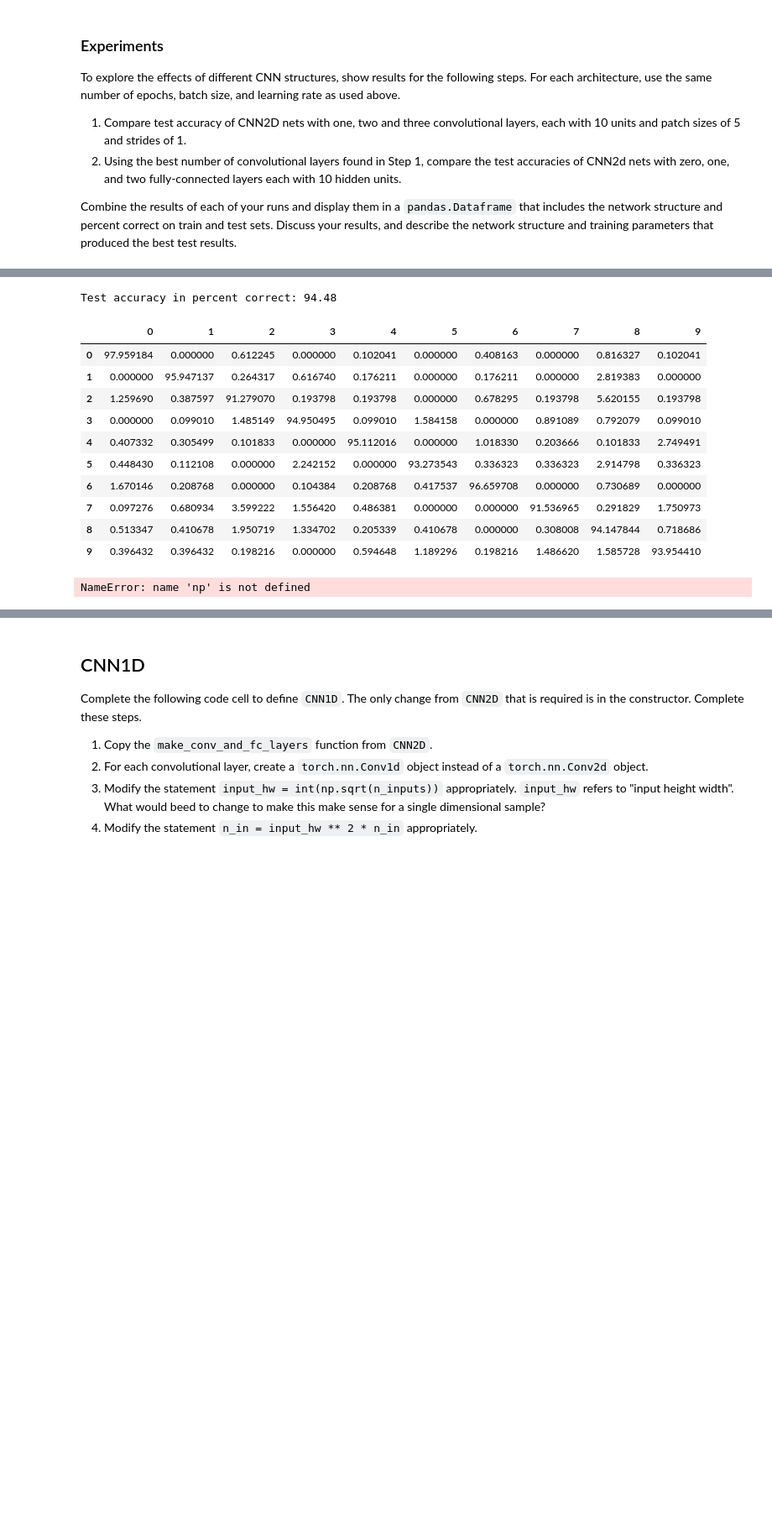
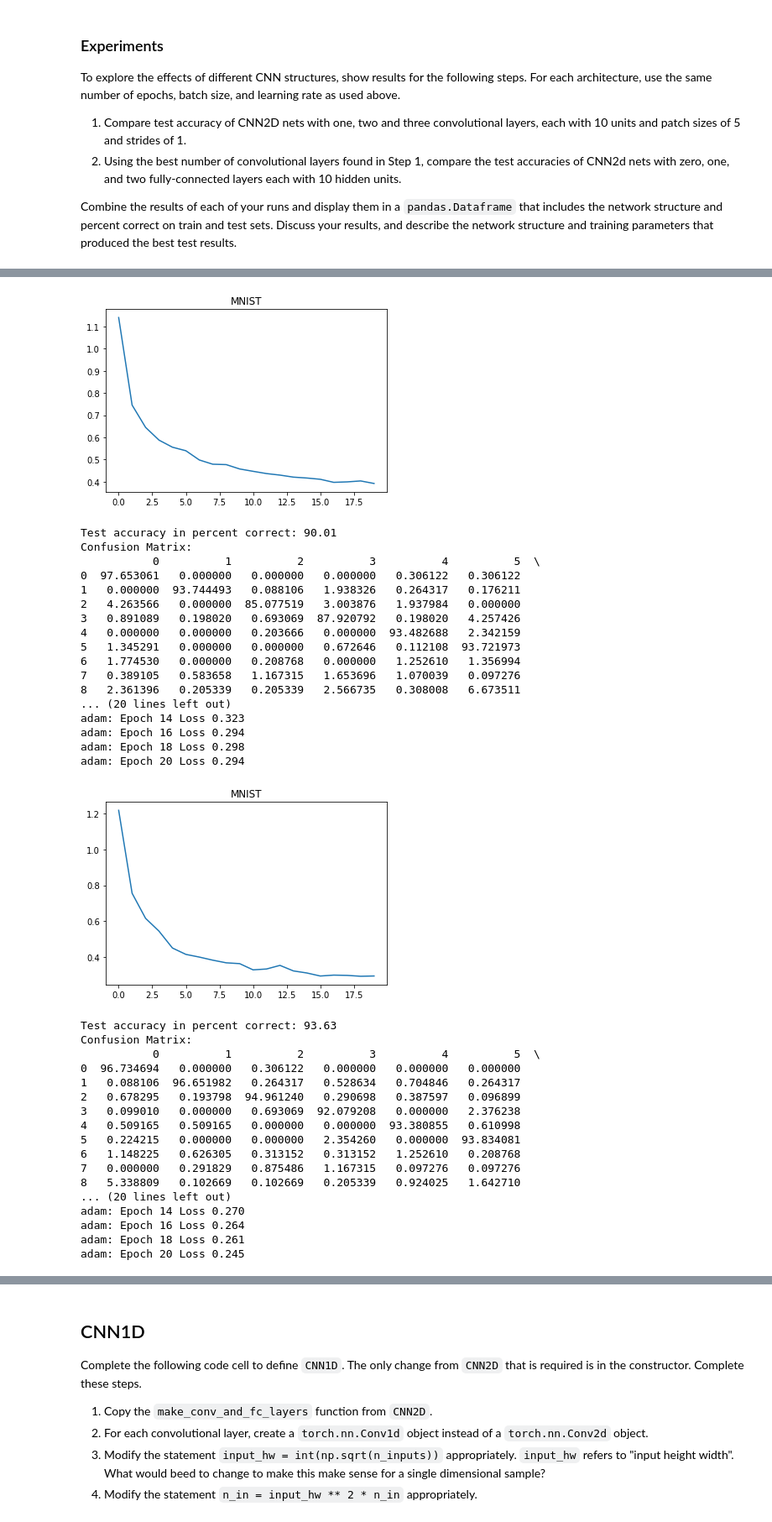
Before and after one commit to tmoleary21/cs445, a Jupyter notebook: hw5/Oleary-A5.ipynb, the cells around one changed output, grey strips where cells are left out. Shown at 84% size. Cells and saved outputs as stored; diff of their text form; code cells hidden in the pictures; blank space fills up the shorter version.

```diff
--- a/hw5/Oleary-A5.ipynb
+++ b/hw5/Oleary-A5.ipynb
@@ -420,5 +281,0 @@ adam: Epoch 20 Loss 0.093
-# %%
-Classes, _ = cnnet_0conlayer.use(Xtest)
-perc_correct = 100 * np.mean(Classes == Ttest)
-print(f'Test accuracy in percent correct: {perc_correct:.2f}')
-confusion_matrix(Classes, Ttest)
@@ -452,5 +281,0 @@ adam: Epoch 20 Loss 0.155
-# %%
-Classes, _ = cnnet_1conlayer.use(Xtest)
-perc_correct = 100 * np.mean(Classes == Ttest)
-print(f'Test accuracy in percent correct: {perc_correct:.2f}')
-confusion_matrix(Classes, Ttest)
@@ -484,29 +281,0 @@ adam: Epoch 20 Loss 0.210
-# %%
-Classes, _ = cnnet_2conlayer.use(Xtest)
-perc_correct = 100 * np.mean(Classes == Ttest)
-print(f'Test accuracy in percent correct: {perc_correct:.2f}')
-confusion_matrix(Classes, Ttest)
-# %% [output]
-Test accuracy in percent correct: 94.48
-|  | 0 | 1 | 2 | 3 | 4 | 5 | 6 | 7 | 8 | 9 |
-| 0 | 97.959184 | 0.000000 | 0.612245 | 0.000000 | 0.102041 | 0.000000 | 0.408163 | 0.000000 | 0.816327 | 0.102041 |
-| 1 | 0.000000 | 95.947137 | 0.264317 | 0.616740 | 0.176211 | 0.000000 | 0.176211 | 0.000000 | 2.819383 | 0.000000 |
-| 2 | 1.259690 | 0.387597 | 91.279070 | 0.193798 | 0.193798 | 0.000000 | 0.678295 | 0.193798 | 5.620155 | 0.193798 |
-| 3 | 0.000000 | 0.099010 | 1.485149 | 94.950495 | 0.099010 | 1.584158 | 0.000000 | 0.891089 | 0.792079 | 0.099010 |
-| 4 | 0.407332 | 0.305499 | 0.101833 | 0.000000 | 95.112016 | 0.000000 | 1.018330 | 0.203666 | 0.101833 | 2.749491 |
-| 5 | 0.448430 | 0.112108 | 0.000000 | 2.242152 | 0.000000 | 93.273543 | 0.336323 | 0.336323 | 2.914798 | 0.336323 |
-| 6 | 1.670146 | 0.208768 | 0.000000 | 0.104384 | 0.208768 | 0.417537 | 96.659708 | 0.000000 | 0.730689 | 0.000000 |
-| 7 | 0.097276 | 0.680934 | 3.599222 | 1.556420 | 0.486381 | 0.000000 | 0.000000 | 91.536965 | 0.291829 | 1.750973 |
-| 8 | 0.513347 | 0.410678 | 1.950719 | 1.334702 | 0.205339 | 0.410678 | 0.000000 | 0.308008 | 94.147844 | 0.718686 |
-| 9 | 0.396432 | 0.396432 | 0.198216 | 0.000000 | 0.594648 | 1.189296 | 0.198216 | 1.486620 | 1.585728 | 93.954410 |
-# %%
-collected_data = [
-    ['[10]', '[5]', 100 * np.mean(cnnet_1convlayer.use(Xtrain)[0] == Ttest), 100 * np.mean(cnnet_1convlayer.use(Xtest)[0] == Ttest)],
-    ['[10,10]', '[5]', 100 * np.mean(cnnet_2convlayer.use(Xtrain)[0] == Ttest), 100 * np.mean(cnnet_2convlayer.use(Xtest)[0] == Ttest)],
-    ['[10,10,10]', '[5]', 100 * np.mean(cnnet_3convlayer.use(Xtrain)[0] == Ttest), 100 * np.mean(cnnet_3convlayer.use(Xtest)[0] == Ttest)],
-    ['[10,10,10]', '[]', 100 * np.mean(cnnet_0conlayer.use(Xtrain)[0] == Ttest), 100 * np.mean(cnnet_0conlayer.use(Xtest)[0] == Ttest)],
-    ['[10,10,10]', '[10]', 100 * np.mean(cnnet_1conlayer.use(Xtrain)[0] == Ttest), 100 * np.mean(cnnet_1conlayer.use(Xtest)[0] == Ttest)],
-    ['[10,10,10]', '[10,10]', 100 * np.mean(cnnet_2conlayer.use(Xtrain)[0] == Ttest), 100 * np.mean(cnnet_2conlayer.use(Xtest)[0] == Ttest)]
-]
-# %% [output]
-NameError: name 'np' is not defined
@@ -516,0 +343,3 @@ pandas.DataFrame(collected_data, columns=column_names)
+# %%
+resultdf = runAll([[10],[10,10],[10,10,10]], [[],[10],[10,10]])
+# %% [output]
@@ -516,0 +357,36 @@ pandas.DataFrame(collected_data, columns=column_names)
+[figure, added]
+Test accuracy in percent correct: 90.01
+Confusion Matrix:
+           0          1          2          3          4          5  \
+0  97.653061   0.000000   0.000000   0.000000   0.306122   0.306122
+1   0.000000  93.744493   0.088106   1.938326   0.264317   0.176211
+2   4.263566   0.000000  85.077519   3.003876   1.937984   0.000000
+3   0.891089   0.198020   0.693069  87.920792   0.198020   4.257426
+4   0.000000   0.000000   0.203666   0.000000  93.482688   2.342159
+5   1.345291   0.000000   0.000000   0.672646   0.112108  93.721973
+6   1.774530   0.000000   0.208768   0.000000   1.252610   1.356994
+7   0.389105   0.583658   1.167315   1.653696   1.070039   0.097276
+8   2.361396   0.205339   0.205339   2.566735   0.308008   6.673511
+... (20 lines left out)
+adam: Epoch 14 Loss 0.323
+adam: Epoch 16 Loss 0.294
+adam: Epoch 18 Loss 0.298
+adam: Epoch 20 Loss 0.294
+[figure, added]
+Test accuracy in percent correct: 93.63
+Confusion Matrix:
+           0          1          2          3          4          5  \
+0  96.734694   0.000000   0.306122   0.000000   0.000000   0.000000
+1   0.088106  96.651982   0.264317   0.528634   0.704846   0.264317
+2   0.678295   0.193798  94.961240   0.290698   0.387597   0.096899
+3   0.099010   0.000000   0.693069  92.079208   0.000000   2.376238
+4   0.509165   0.509165   0.000000   0.000000  93.380855   0.610998
+5   0.224215   0.000000   0.000000   2.354260   0.000000  93.834081
+6   1.148225   0.626305   0.313152   0.313152   1.252610   0.208768
+7   0.000000   0.291829   0.875486   1.167315   0.097276   0.097276
+8   5.338809   0.102669   0.102669   0.205339   0.924025   1.642710
+... (20 lines left out)
+adam: Epoch 14 Loss 0.270
+adam: Epoch 16 Loss 0.264
+adam: Epoch 18 Loss 0.261
+adam: Epoch 20 Loss 0.245
```
Also changed, not shown: parts of 43 cells of this notebook, 3 other files.
